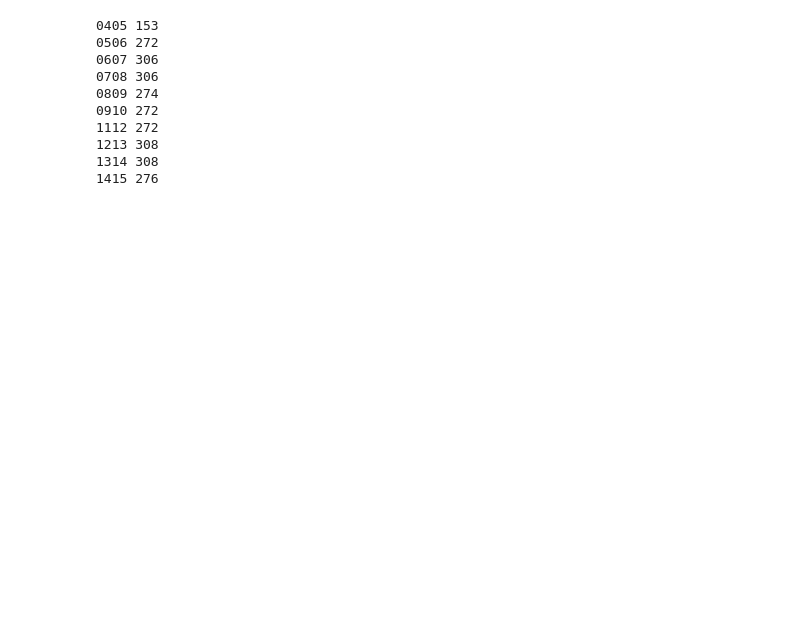
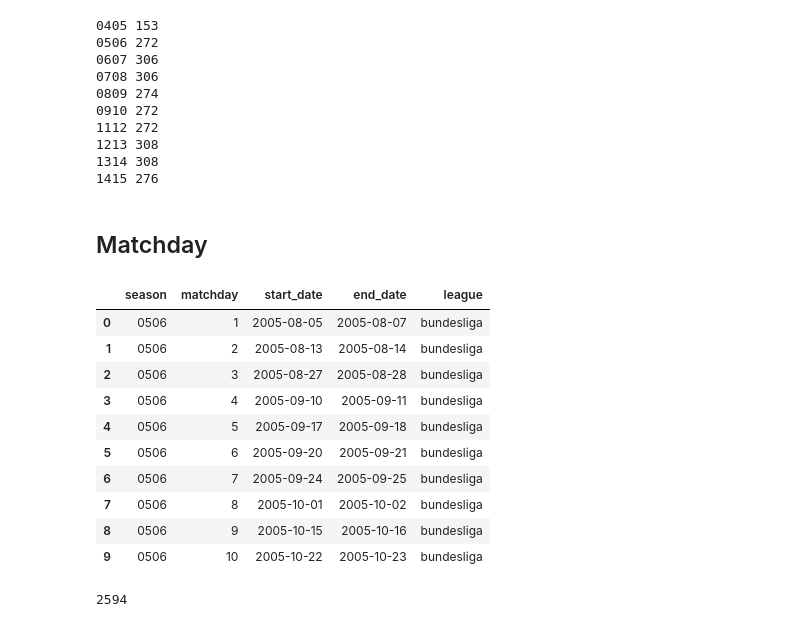
Before and after one commit to omlnaut/betting, a Jupyter notebook: scripts/processing/kaggle/processing.ipynb, the cells around one changed output. Cells and saved outputs as stored; diff of their text form; code cells hidden in the pictures; blank space fills up the shorter version.

```diff
--- a/scripts/processing/kaggle/processing.ipynb
+++ b/scripts/processing/kaggle/processing.ipynb
@@ -86,3 +99,27 @@ for season,group in buli_df.groupby('season'):
 1213 308
 1314 308
 1415 276
+# %% [markdown]
+## Matchday
+# %%
+meta_path = Path('../../../data/sportde/bundesliga')
+matchday_df = pd.read_feather(meta_path/'matchdays.feather')
+matchday_df.head(10)
+# %% [output]
+|  | season | matchday | start_date | end_date | league |
+| 0 | 0506 | 1 | 2005-08-05 | 2005-08-07 | bundesliga |
+| 1 | 0506 | 2 | 2005-08-13 | 2005-08-14 | bundesliga |
+| 2 | 0506 | 3 | 2005-08-27 | 2005-08-28 | bundesliga |
+| 3 | 0506 | 4 | 2005-09-10 | 2005-09-11 | bundesliga |
+| 4 | 0506 | 5 | 2005-09-17 | 2005-09-18 | bundesliga |
+| 5 | 0506 | 6 | 2005-09-20 | 2005-09-21 | bundesliga |
+| 6 | 0506 | 7 | 2005-09-24 | 2005-09-25 | bundesliga |
+| 7 | 0506 | 8 | 2005-10-01 | 2005-10-02 | bundesliga |
+| 8 | 0506 | 9 | 2005-10-15 | 2005-10-16 | bundesliga |
+| 9 | 0506 | 10 | 2005-10-22 | 2005-10-23 | bundesliga |
+# %%
+first_date = matchday_df.start_date.min()
+buli = buli_df.loc[first_date<=buli_df.match_date, :].copy()
+len(buli)
+# %% [output]
+2594
```
Also changed, not shown: parts of 34 cells of this notebook, 4 other files.
